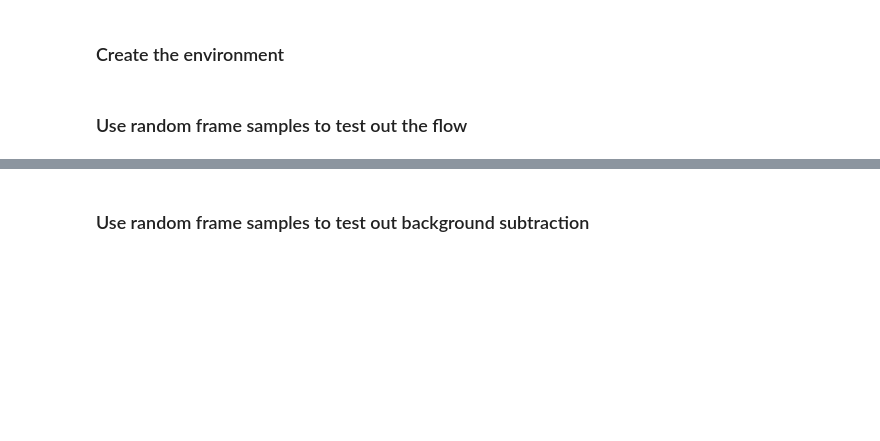
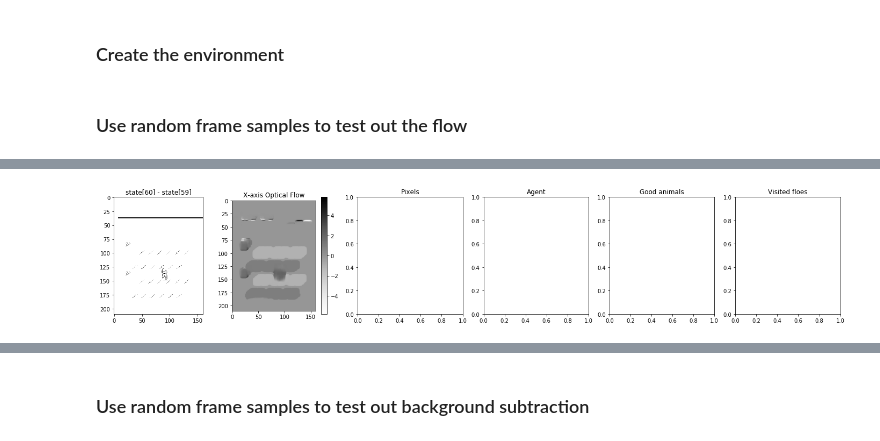
Before and after one commit to guydav/Rainbow, a Jupyter notebook: notebooks/open_cv_tests.ipynb, the cells around one changed output, grey strips where cells are left out. Drawn from its saved outputs; the diff is of its cells as text; code cells hidden in the pictures; blank space fills up the shorter version.

Commit message:
Current state of the notebooks

```diff
--- a/notebooks/open_cv_tests.ipynb
+++ b/notebooks/open_cv_tests.ipynb
@@ -105,6 +105,7 @@ args.game = 'frostbite'
 ### Create the environment
 # %%
 args.add_masks = False
+args.omit_pixels = False
 
 env = make_env(args)
 env.train()
@@ -220,0 +224,18 @@ for _ in range(30):
+# %%
+def load_saved_states(seed, num=0, name='baseline-rainbow', color=False):
+    state_type = color and 'color' or 'gray'
+    path_glob = os.path.join('/home/gd1279/scratch/rainbow-evaluation-state-traces',
+                             f'{name}-{seed}', 'evaluation/states', f'*{num}-{state_type}.pickle')
+    paths_found = glob.glob(path_glob)
+    if len(paths_found) > 0:
+        path = paths_found[0]
+
+        with open(path, 'rb') as pickle_file:
+            return pickle.load(pickle_file)
+
+
+states_300_0_gray = load_saved_states(300)
+print(states_300_0_gray.shape)
+
+states_300_0_color = load_saved_states(300, color=True)
+print(states_300_0_color.shape)
@@ -220,0 +245,66 @@ for _ in range(30):
+# %%
+TITLES = ('Pixels', 'Agent', 'Bad Animals', 'Land', 'Good animals',
+          'Visited floes', 'Unvisited floes', 'Bears', 'Igloo')
+
+FARNEBACK_PARAMS = {
+    'pyr_scale': 0.5,
+    'levels': 7,
+    'winsize': 11,
+    'iterations': 7,
+    'poly_n': 7,
+    'poly_sigma': 1.2,
+    'flags': 0, # cv2.OPTFLOW_USE_INITIAL_FLOW
+}
+
+
+START_INDEX = 60
+NUM_SAMPLES = 20
+MASK_INDICES = (0, 1, 4, 5)
+
+NROWS = 1
+NCOLS = 2 + len(MASK_INDICES)
+COL_WIDTH = 4
+ROW_HEIGHT = 4
+WIDTH_SPACING = 0.5
+HEIGHT_SPACING = 0
+
+
+
+for i in range(START_INDEX, START_INDEX + NUM_SAMPLES * 2, 2):
+    np_state = states_300_0_gray[i:i + 2].max(0)
+    prev_state = states_300_0_gray[i - 2:i].max(0)
+
+    figure = plt.figure(figsize=(NCOLS * COL_WIDTH + WIDTH_SPACING, NROWS * ROW_HEIGHT + HEIGHT_SPACING))
+    plt.subplots_adjust(wspace=0.2)
+
+    # Plot subtraction between them
+    ax = plt.subplot(NROWS, NCOLS, 1)
+    ax.imshow(np_state - prev_state, cmap='Greys')
+    ax.set_title(f'state[{i}] - state[{i - 1}]')
+
+
+    flow = cv2.calcOpticalFlowFarneback(prev_state, np_state, None, **FARNEBACK_PARAMS)
+#     flow[np.abs(flow) < FLOW_TOLERANCE] = 0
+    normalizer = matplotlib.colors.Normalize(np.min(flow), np.max(flow))
+
+    x_ax = plt.subplot(NROWS, NCOLS, 2)
+    x_res = x_ax.imshow(flow[:,:,0], cmap='Greys', norm=normalizer)
+    figure.colorbar(x_res, ax=x_ax)
+    x_ax.set_title(f'X-axis Optical Flow')
+
+#     y_ax = plt.subplot(NROWS, NCOLS, 3)
+#     y_res = y_ax.imshow(flow[:,:,1], cmap='Greys', norm=normalizer)
+#     figure.colorbar(y_res, ax=y_ax)
+#     y_ax.set_title(f'Y-axis optical flow')
+
+    masks = torch_masker_env.masker(torch.tensor(np_state, dtype=torch.float, device=args.device).unsqueeze_(2)).cpu().numpy()
+    print(masks.sum(axis=1).sum(axis=1))
+
+    for index, mask_index in enumerate(MASK_INDICES):
+        ax = plt.subplot(NROWS, NCOLS, 3 + index)
+        masked_flow = np.multiply(flow[:,:,0], masks[mask_index])
+        ax.set_title(TITLES[mask_index])
+
+
+    plt.show()
+# %% [output]
@@ -220,0 +312 @@ for _ in range(30):
+[figure, added]
```
Also changed, not shown: parts of 7 cells of this notebook, 3 other files.
